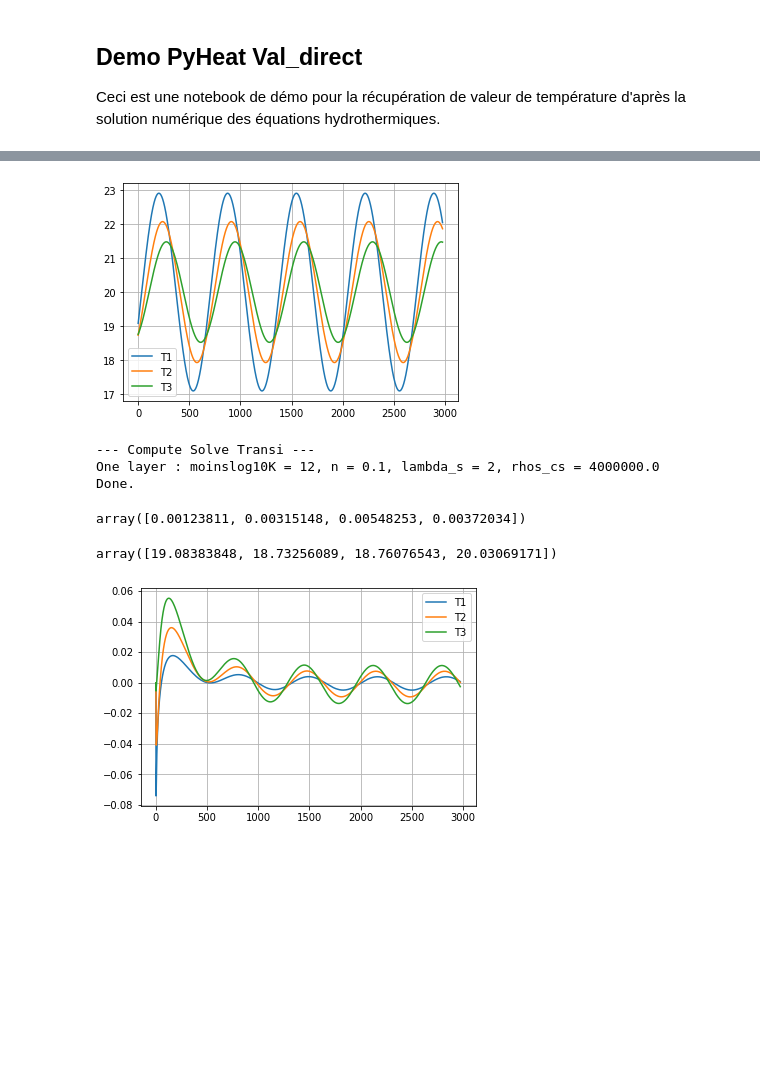
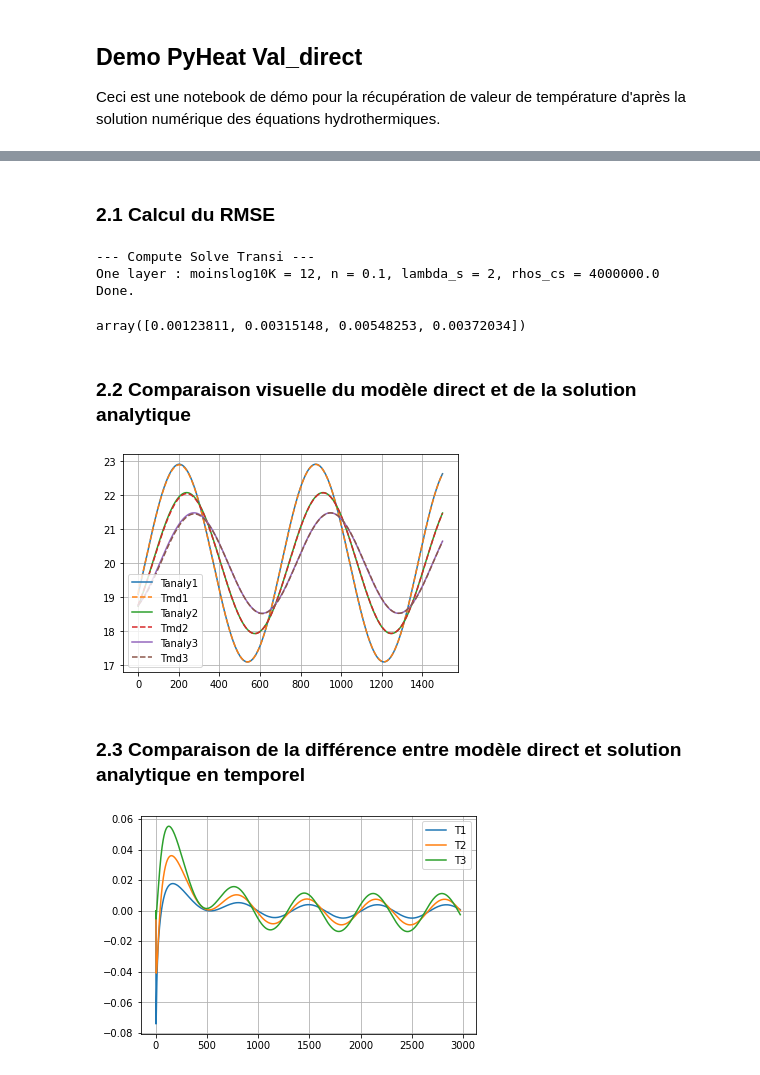
Before and after one commit to ameliemelorene/pyheatmy2022, a Jupyter notebook: demo_val_direct.ipynb, the cells around one changed output, grey strips where cells are left out. Saved outputs shown, nothing was run; the diff lists cells and outputs as text; code cells hidden in the pictures; blank space fills up the shorter version.

Commit message:
maj demo_val_direct + gif edition of temperature profile

```diff
--- a/demo_val_direct.ipynb
+++ b/demo_val_direct.ipynb
@@ -113,21 +91,31 @@ plt.colorbar()
+# %% [markdown]
+### 2.1 Calcul du RMSE
+# %%
+analy_sol_exp = Analy_Sol.from_dict(analy_sol_dict)
+
+# MAJ des attributs de l'objet
+analy_sol_exp.compute_temp_general()
+analy_sol_exp.compute_temp_cond()
+analy_sol_exp.generate_RMSE_analytical(time_series, colonne_exp, monolayer)
+# %% [output]
+--- Compute Solve Transi ---
+One layer : moinslog10K = 12, n = 0.1, lambda_s = 2, rhos_cs = 4000000.0
+Done.
+array([0.00123811, 0.00315148, 0.00548253, 0.00372034])
+# %% [markdown]
+### 2.2 Comparaison visuelle du modèle direct et de la solution analytique
 # %%
+t_fin =1500
+
 for i,id_sens in enumerate(analy_sol_exp._id_sensors) :
-    plt.plot(analy_sol_exp.analy_temp_general[id_sens,:],label="T{}".format(i+1))
+    plt.plot(analy_sol_exp.analy_temp_general[id_sens,:t_fin],label="Tanaly{}".format(i+1))
+    plt.plot(time_series._T_Shaft[:t_fin,i],linestyle="--",label="Tmd{}".format(i+1))
 plt.legend()
 plt.grid()
 # %% [output]
-[figure, old version]
+[figure, new version]
-# %%
-analy_sol_exp.generate_RMSE_analytical(time_series, colonne_exp, monolayer)
-# %% [output]
---- Compute Solve Transi ---
-One layer : moinslog10K = 12, n = 0.1, lambda_s = 2, rhos_cs = 4000000.0
-Done.
-array([0.00123811, 0.00315148, 0.00548253, 0.00372034])
-# %%
-time_series._T_Shaft[0]
-# %% [output]
-array([19.08383848, 18.73256089, 18.76076543, 20.03069171])
+# %% [markdown]
+### 2.3 Comparaison de la différence entre modèle direct et solution analytique en temporel
 # %%
 for i,id_sens in enumerate(analy_sol_exp._id_sensors) :
     plt.plot(analy_sol_exp.analy_temp_general[id_sens,:]-time_series._T_Shaft[:,i],label="T{}".format(i+1))
```
Also changed, not shown: parts of 14 cells of this notebook, 1 other file.
